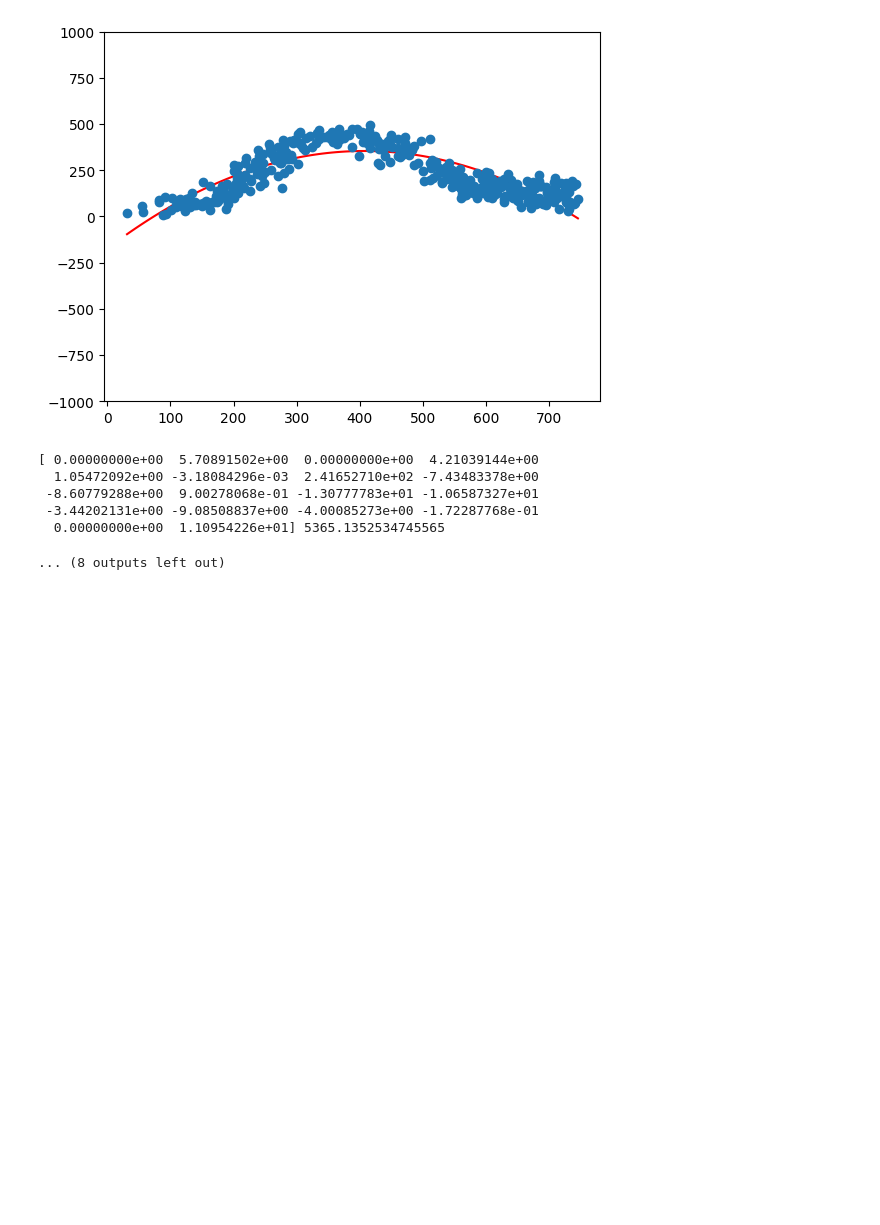
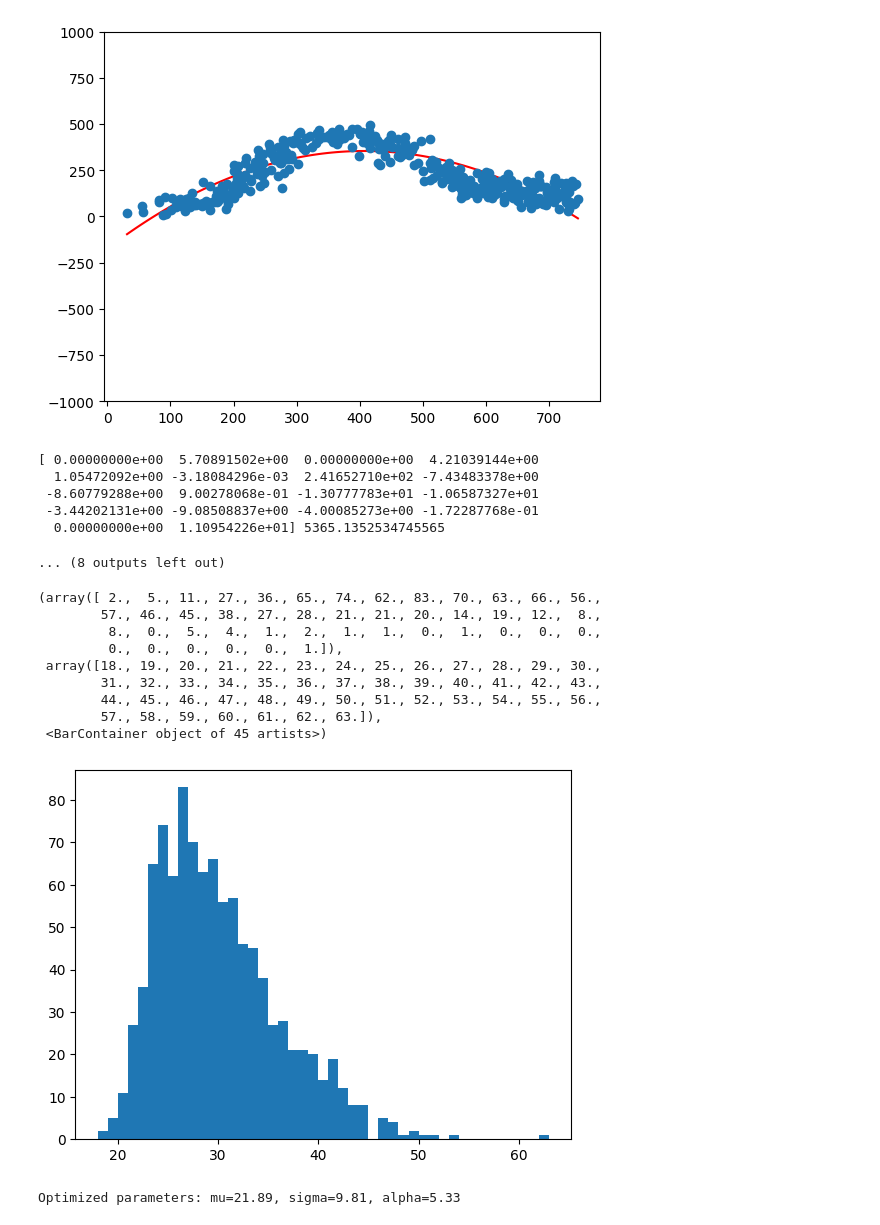
Before and after one commit to silaskoemen/ForecastPNN, a Jupyter notebook: exploration/polyfit.ipynb, the cells around one changed output. Saved outputs shown, nothing was run; the diff lists cells and outputs as text; code cells hidden in the pictures; blank space fills up the shorter version.

Commit message:
Add EM algorithm for fitting of distribution

```diff
--- a/exploration/polyfit.ipynb
+++ b/exploration/polyfit.ipynb
@@ -93,3 +93,82 @@ for tries in range(10):
  -3.44202131e+00 -9.08508837e+00 -4.00085273e+00 -1.72287768e-01
   0.00000000e+00  1.10954226e+01] 5365.1352534745565
 ... (8 outputs left out)
+# %%
+from scipy.stats import skewnorm
+import matplotlib.pyplot as plt
+import numpy as np
+
+mu_real, sigma_real, alpha_real = 22, 10, 5
+samples = skewnorm.rvs(alpha_real, mu_real, sigma_real, size=1000, random_state=42)
+samples = np.round(samples)
+plt.hist(samples, bins=np.arange(min(samples), max(samples) + 1, 1))
+# %% [output]
+(array([ 2.,  5., 11., 27., 36., 65., 74., 62., 83., 70., 63., 66., 56.,
+        57., 46., 45., 38., 27., 28., 21., 21., 20., 14., 19., 12.,  8.,
+         8.,  0.,  5.,  4.,  1.,  2.,  1.,  1.,  0.,  1.,  0.,  0.,  0.,
+         0.,  0.,  0.,  0.,  0.,  1.]),
+ array([18., 19., 20., 21., 22., 23., 24., 25., 26., 27., 28., 29., 30.,
+        31., 32., 33., 34., 35., 36., 37., 38., 39., 40., 41., 42., 43.,
+        44., 45., 46., 47., 48., 49., 50., 51., 52., 53., 54., 55., 56.,
+        57., 58., 59., 60., 61., 62., 63.]),
+ <BarContainer object of 45 artists>)
+[figure, added]
+# %%
+import scipy
+from tqdm import tqdm
+
+def nl_skewnormal(params):
+    alpha, mu, sigma = params
+    # Add penalty for invalid parameter values
+    if sigma <= 0:
+        return np.inf
+    return -np.sum(np.log(skewnorm.pdf(samples, alpha, mu, sigma) + 1e-10))
+
+def em_algorithm_skewnormal(samples, n_tries=10):
+    best_params = None
+    best_nll = np.inf
+
+    # Initial guesses based on data statistics
+    sample_mean = np.mean(samples)
+    sample_std = np.std(samples)
+
+    # Parameter bounds
+    bounds = [
+        (-100, 100),    # alpha
+        (sample_mean - 3*sample_std, sample_mean + 3*sample_std),  # mu
+        (0.1*sample_std, 10*sample_std)  # sigma
+    ]
+
+    for _ in tqdm(range(n_tries)):
+        # Random initial values within reasonable ranges
+        x0 = [
+            np.random.uniform(-5, 5),  # alpha
+            np.random.normal(sample_mean, sample_std/2),  # mu
+            np.random.uniform(sample_std/2, sample_std*2)  # sigma
+        ]
+
+        # Try different optimization methods
+        for method in ['Nelder-Mead', 'BFGS', 'Powell']:
+            try:
+                result = scipy.optimize.minimize(
+                    nl_skewnormal,
+                    x0=x0,
+                    method=method,
+                    bounds=bounds if method == 'Powell' else None
+                )
+
+                if result.success and result.fun < best_nll:
+                    best_nll = result.fun
+                    best_params = result.x
+            except:
+                continue
+
+    if best_params is None:
+        raise RuntimeError("Optimization failed to find valid parameters")
+
+    return best_params[1], abs(best_params[2]), best_params[0]  # mu, sigma, alpha
+
+mu_algo, sigma_algo, alpha_algo = em_algorithm_skewnormal(samples[samples > 25])
+print(f"Optimized parameters: mu={mu_algo:.2f}, sigma={sigma_algo:.2f}, alpha={alpha_algo:.2f}")
+# %% [output]
+Optimized parameters: mu=21.89, sigma=9.81, alpha=5.33
```
Also changed, not shown: parts of 1 cell of this notebook, 1 other file.
